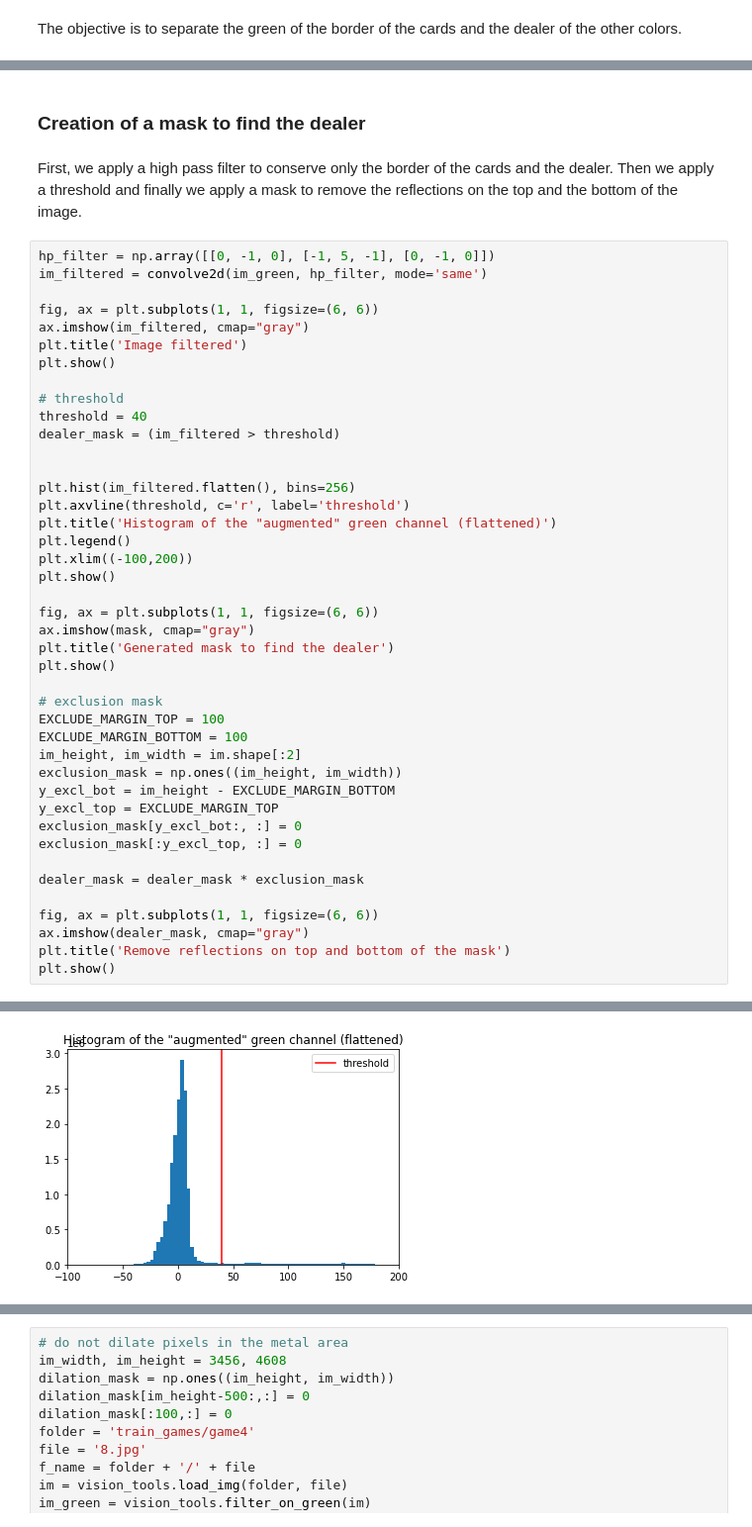
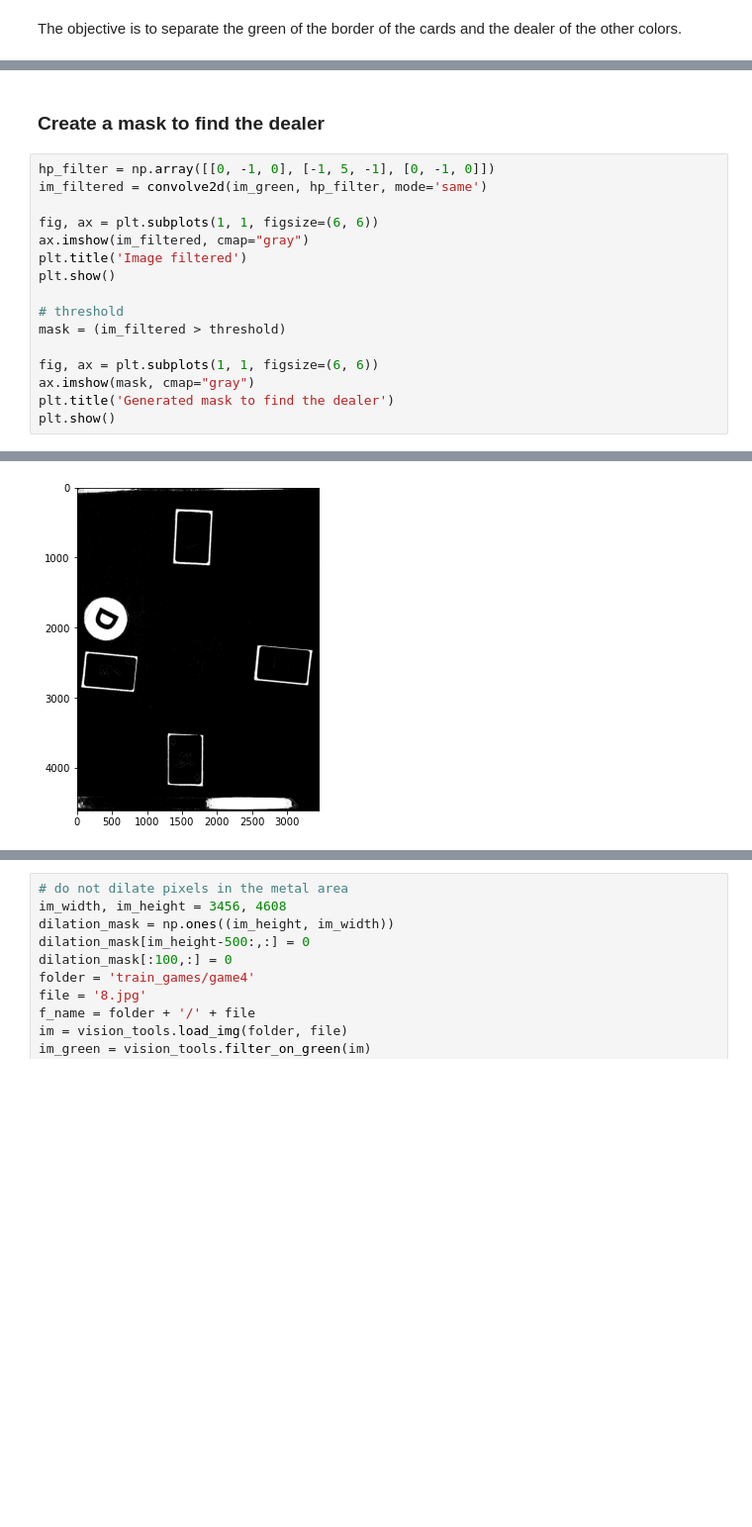
Before and after one commit to aalshabaan/iapr, a Jupyter notebook: project/project.ipynb, the cells around one changed output, grey strips where cells are left out. Shown at 99% size. Drawn from its saved outputs; the diff is of its cells as text; blank space fills up the shorter version.

```diff
--- a/project/project.ipynb
+++ b/project/project.ipynb
@@ -451,49 +450,21 @@ plt.show()
 # %% [markdown]
-### Creation of  a mask to find the dealer
+### Create a mask to find the dealer
-# %% [markdown]
-First, we apply a high pass filter to conserve only the border of the cards and the dealer. Then we apply a threshold and finally we apply a mask to remove the reflections on the top and the bottom of the image.
 # %%
 hp_filter = np.array([[0, -1, 0], [-1, 5, -1], [0, -1, 0]])
 im_filtered = convolve2d(im_green, hp_filter, mode='same')
 
 fig, ax = plt.subplots(1, 1, figsize=(6, 6))
 ax.imshow(im_filtered, cmap="gray")
 plt.title('Image filtered')
 plt.show()
 
 # threshold
-threshold = 40
-dealer_mask = (im_filtered > threshold)
-
-
-plt.hist(im_filtered.flatten(), bins=256)
-plt.axvline(threshold, c='r', label='threshold')
-plt.title('Histogram of the "augmented" green channel (flattened)')
-plt.legend()
-plt.xlim((-100,200))
-plt.show()
+mask = (im_filtered > threshold)
 
 fig, ax = plt.subplots(1, 1, figsize=(6, 6))
 ax.imshow(mask, cmap="gray")
 plt.title('Generated mask to find the dealer')
 plt.show()
-
-# exclusion mask
-EXCLUDE_MARGIN_TOP = 100
-EXCLUDE_MARGIN_BOTTOM = 100
-im_height, im_width = im.shape[:2]
-exclusion_mask = np.ones((im_height, im_width))
-y_excl_bot = im_height - EXCLUDE_MARGIN_BOTTOM
-y_excl_top = EXCLUDE_MARGIN_TOP
-exclusion_mask[y_excl_bot:, :] = 0
-exclusion_mask[:y_excl_top, :] = 0
-
-dealer_mask = dealer_mask * exclusion_mask
-
-fig, ax = plt.subplots(1, 1, figsize=(6, 6))
-ax.imshow(dealer_mask, cmap="gray")
-plt.title('Remove reflections on top and bottom of the mask')
-plt.show()
 # %% [output]
 [figure]
-[figure, old version]
+[figure, new version]
```
Also changed, not shown: parts of 19 cells of this notebook, 1 other file.
